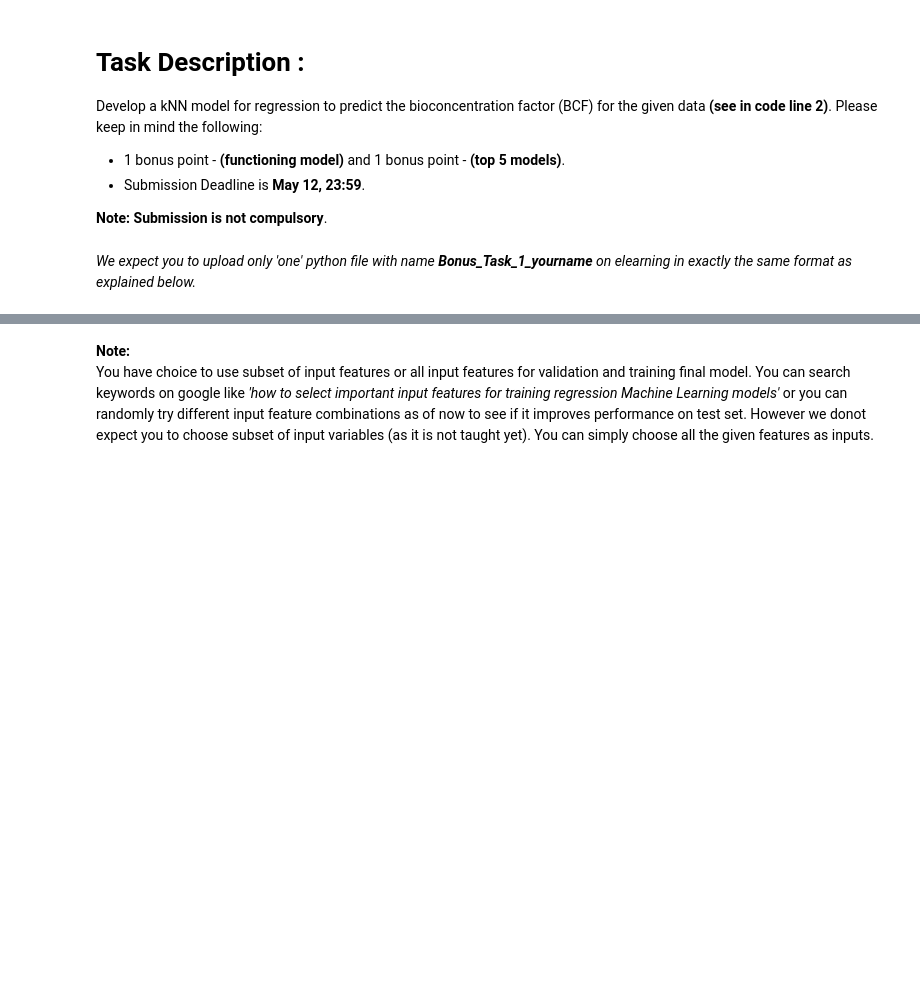
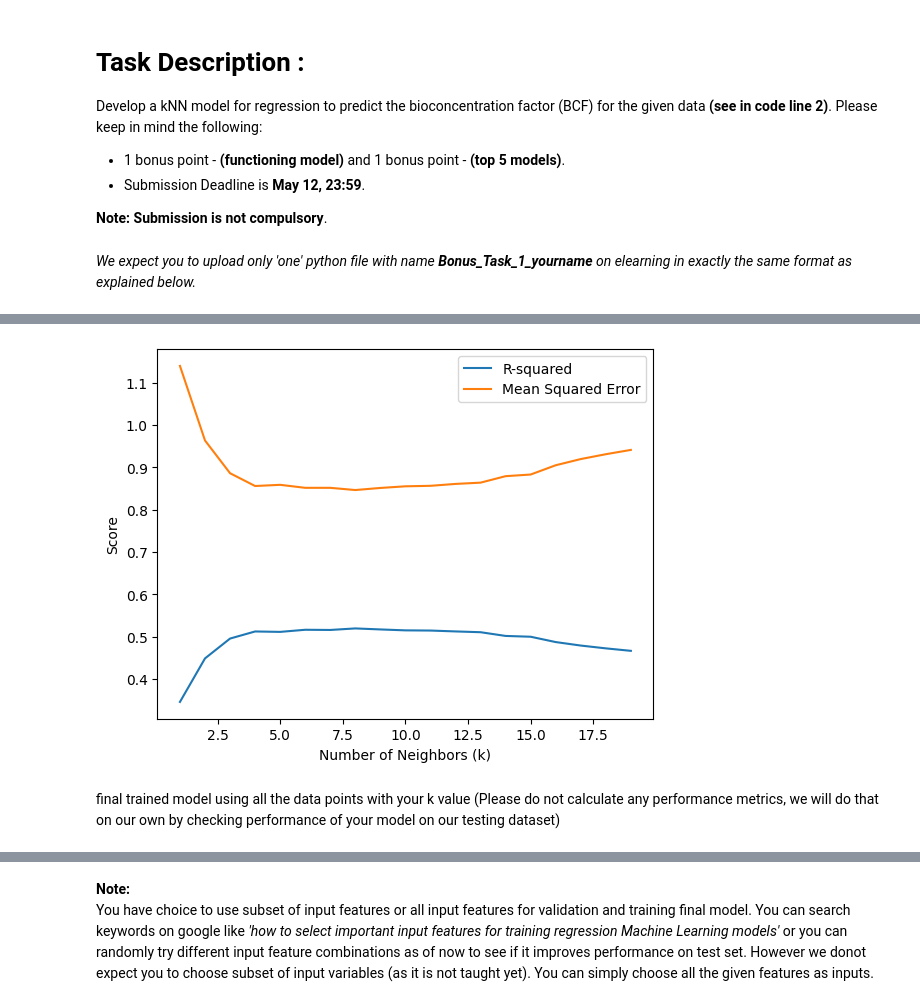
Before and after one commit to joseph-ishola/Machine_Learning_2023_OVGU, a Jupyter notebook: Class Tasks/Bonus_Task_1.ipynb, the cells around one changed output, grey strips where cells are left out. Cells and saved outputs as stored; diff of their text form; code cells hidden in the pictures; blank space fills up the shorter version.

```diff
--- a/Class Tasks/Bonus_Task_1.ipynb
+++ b/Class Tasks/Bonus_Task_1.ipynb
@@ -37,2 +101,32 @@ df_bcf
+# %%
+# set the range of k values to test
+k_range = range(1, 20)
+
+# create an empty list to store the R-squared scores for each value of k
+r2_scores = []
+
+# create an empty list to store the mean squared errors for each value of k
+mse_scores = []
+
+# perform k-fold cross-validation for each value of k
+for k in k_range:
+    knn = KNeighborsRegressor(n_neighbors=k)
+    kfold = KFold(n_splits=10, shuffle=True, random_state=42)
+    r2 = cross_val_score(knn, X, y, cv=kfold, scoring='r2')
+    mse = cross_val_score(knn, X, y, cv=kfold, scoring='neg_mean_squared_error')
+    r2_scores.append(r2.mean())
+    mse_scores.append(abs(mse.mean()))
+
+# plot the results
+plt.plot(k_range, r2_scores, label='R-squared')
+plt.plot(k_range, mse_scores, label='Mean Squared Error')
+plt.xlabel('Number of Neighbors (k)')
+plt.ylabel('Score')
+plt.legend()
+plt.show()
+# %% [output]
+[figure, added]
 # %%
 # final trained model using all the data points with your k value (Please do not calculate any performance metrics, we will do that on our own by checking performance of your model on our testing dataset)
+# %% [markdown]
+final trained model using all the data points with your k value (Please do not calculate any performance metrics, we will do that on our own by checking performance of your model on our testing dataset)
```
Also changed, not shown: parts of 18 cells of this notebook.
